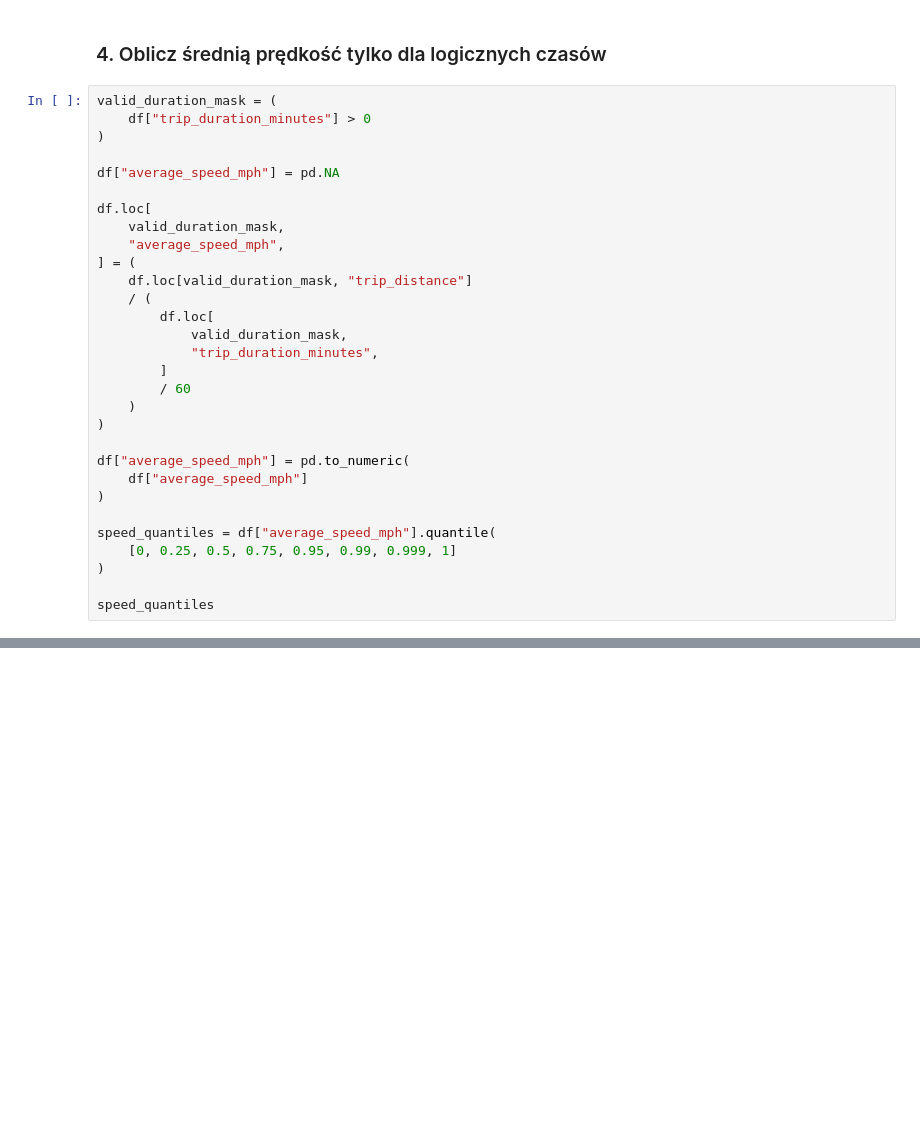
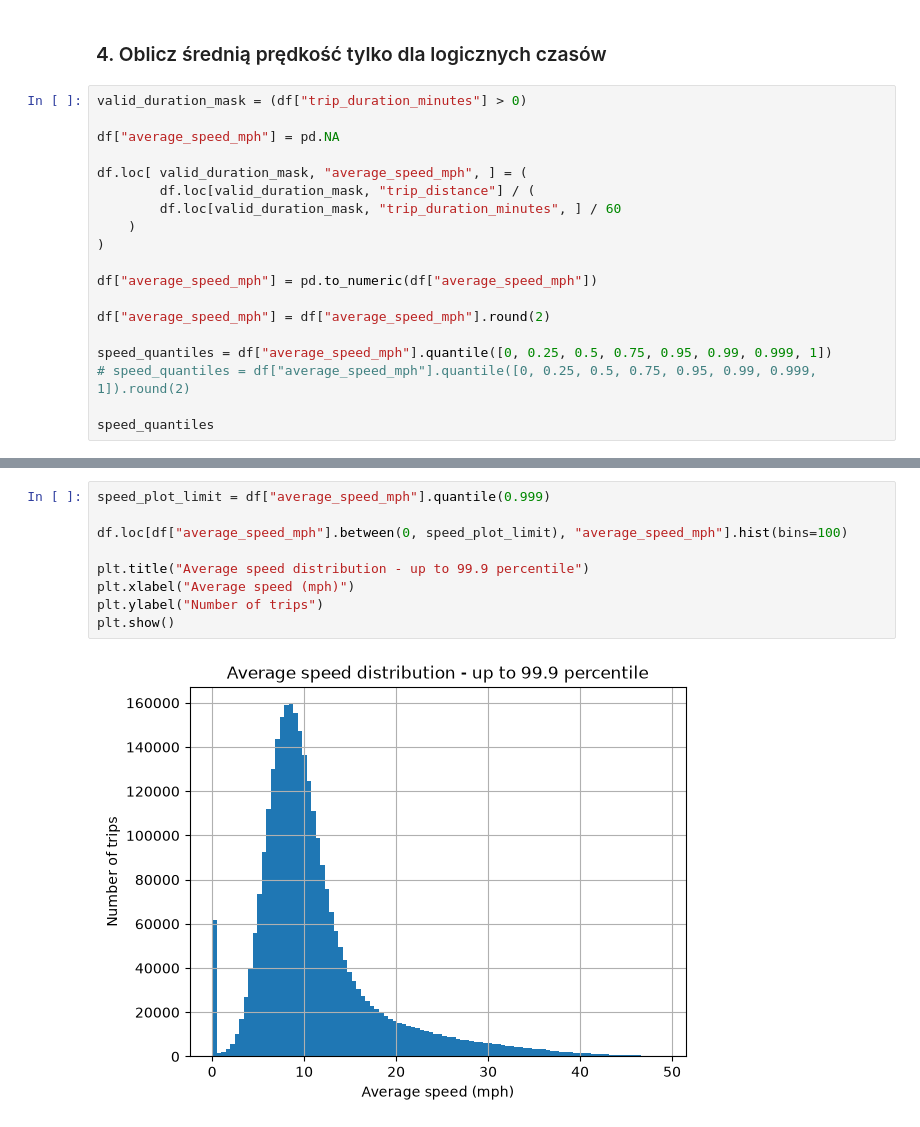
Before and after one commit to vnprr/nyc_tlc_de_lab, a Jupyter notebook: eda_yellow_trip_data.ipynb, the cells around one changed output, grey strips where cells are left out. Cells and saved outputs as stored; diff of their text form; blank space fills up the shorter version.

```diff
--- a/eda_yellow_trip_data.ipynb
+++ b/eda_yellow_trip_data.ipynb
@@ -871,33 +918,22 @@ Pickups outside January 2024: 18
 # %% [markdown]
 ### 4. Oblicz średnią prędkość tylko dla logicznych czasów
 # %%
-valid_duration_mask = (
-    df["trip_duration_minutes"] > 0
-)
+valid_duration_mask = (df["trip_duration_minutes"] > 0)
 
 df["average_speed_mph"] = pd.NA
 
-df.loc[
-    valid_duration_mask,
-    "average_speed_mph",
-] = (
-    df.loc[valid_duration_mask, "trip_distance"]
-    / (
-        df.loc[
-            valid_duration_mask,
-            "trip_duration_minutes",
-        ]
-        / 60
+df.loc[ valid_duration_mask, "average_speed_mph", ] = (
+        df.loc[valid_duration_mask, "trip_distance"] / (
+        df.loc[valid_duration_mask, "trip_duration_minutes", ] / 60
     )
 )
 
-df["average_speed_mph"] = pd.to_numeric(
-    df["average_speed_mph"]
-)
+df["average_speed_mph"] = pd.to_numeric(df["average_speed_mph"])
 
-speed_quantiles = df["average_speed_mph"].quantile(
-    [0, 0.25, 0.5, 0.75, 0.95, 0.99, 0.999, 1]
-)
+df["average_speed_mph"] = df["average_speed_mph"].round(2)
+
+speed_quantiles = df["average_speed_mph"].quantile([0, 0.25, 0.5, 0.75, 0.95, 0.99, 0.999, 1])
+# speed_quantiles = df["average_speed_mph"].quantile([0, 0.25, 0.5, 0.75, 0.95, 0.99, 0.999, 1]).round(2)
 
 speed_quantiles
 # %% [output]
@@ -938,0 +1156,11 @@ dtype: int64
+# %%
+speed_plot_limit = df["average_speed_mph"].quantile(0.999)
+
+df.loc[df["average_speed_mph"].between(0, speed_plot_limit), "average_speed_mph"].hist(bins=100)
+
+plt.title("Average speed distribution - up to 99.9 percentile")
+plt.xlabel("Average speed (mph)")
+plt.ylabel("Number of trips")
+plt.show()
+# %% [output]
+[figure, added]
```
Also changed, not shown: parts of 32 cells of this notebook, 1 other file.
